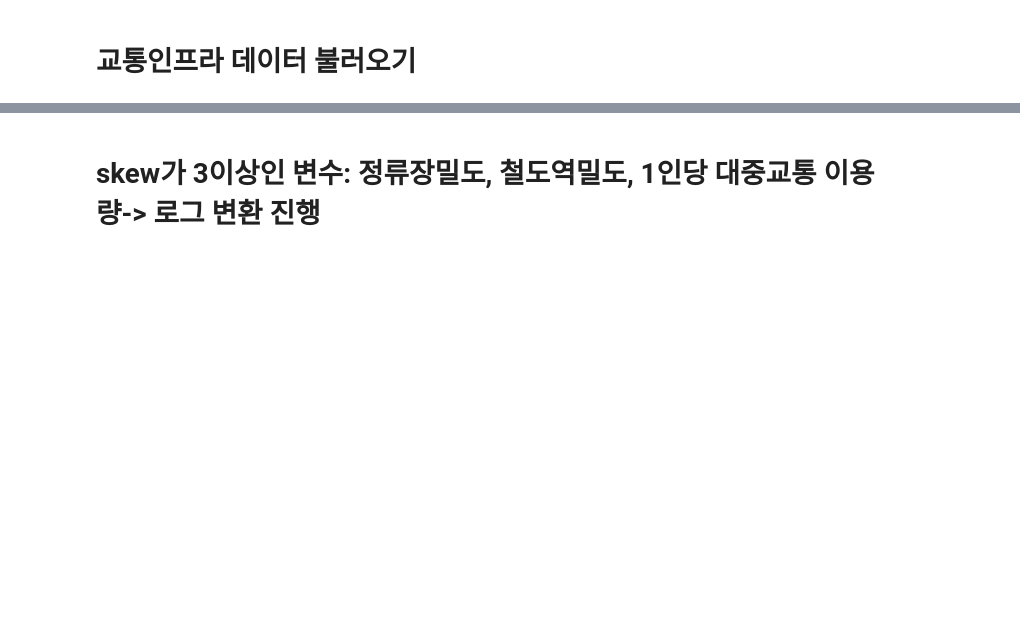
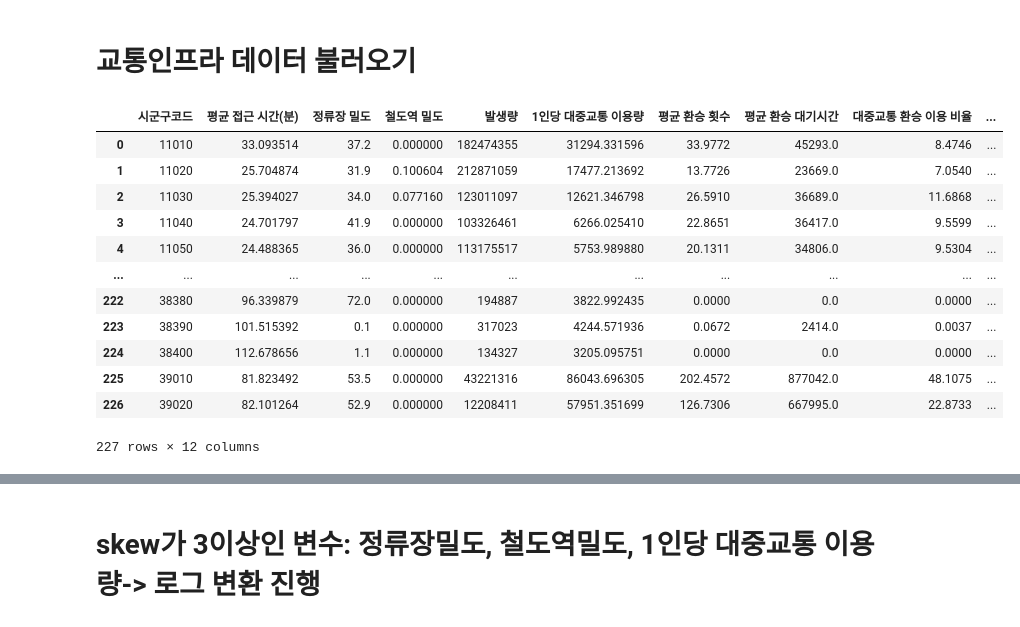
Before and after one commit to bbberylll/BDA, a Jupyter notebook: 코드/인프라 지수 관련 코드/교통인프라_계산과정_최종.ipynb, the cells around one changed output, grey strips where cells are left out. Drawn from its saved outputs; the diff is of its cells as text; code cells hidden in the pictures; blank space fills up the shorter version.

```diff
--- a/코드/인프라 지수 관련 코드/교통인프라_계산과정_최종.ipynb
+++ b/코드/인프라 지수 관련 코드/교통인프라_계산과정_최종.ipynb
@@ -13,3 +13,19 @@ warnings.filterwarnings('ignore')
 data=pd.read_csv('/content/인프라지수_자료모음.csv')
 # %%
 data3=data.copy()
+# %%
+data3
+# %% [output]
+|  | 시군구코드 | 평균 접근 시간(분) | 정류장 밀도 | 철도역 밀도 | 발생량 | 1인당 대중교통 이용량 | 평균 환승 횟수 | 평균 환승 대기시간 | 대중교통 환승 이용 비율 | ... |
+| 0 | 11010 | 33.093514 | 37.2 | 0.000000 | 182474355 | 31294.331596 | 33.9772 | 45293.0 | 8.4746 | ... |
+| 1 | 11020 | 25.704874 | 31.9 | 0.100604 | 212871059 | 17477.213692 | 13.7726 | 23669.0 | 7.0540 | ... |
+| 2 | 11030 | 25.394027 | 34.0 | 0.077160 | 123011097 | 12621.346798 | 26.5910 | 36689.0 | 11.6868 | ... |
+| 3 | 11040 | 24.701797 | 41.9 | 0.000000 | 103326461 | 6266.025410 | 22.8651 | 36417.0 | 9.5599 | ... |
+| 4 | 11050 | 24.488365 | 36.0 | 0.000000 | 113175517 | 5753.989880 | 20.1311 | 34806.0 | 9.5304 | ... |
+| ... | ... | ... | ... | ... | ... | ... | ... | ... | ... | ... |
+| 222 | 38380 | 96.339879 | 72.0 | 0.000000 | 194887 | 3822.992435 | 0.0000 | 0.0 | 0.0000 | ... |
+| 223 | 38390 | 101.515392 | 0.1 | 0.000000 | 317023 | 4244.571936 | 0.0672 | 2414.0 | 0.0037 | ... |
+| 224 | 38400 | 112.678656 | 1.1 | 0.000000 | 134327 | 3205.095751 | 0.0000 | 0.0 | 0.0000 | ... |
+| 225 | 39010 | 81.823492 | 53.5 | 0.000000 | 43221316 | 86043.696305 | 202.4572 | 877042.0 | 48.1075 | ... |
+| 226 | 39020 | 82.101264 | 52.9 | 0.000000 | 12208411 | 57951.351699 | 126.7306 | 667995.0 | 22.8733 | ... |
+227 rows × 12 columns
```
Also changed, not shown: parts of 6 cells of this notebook.
